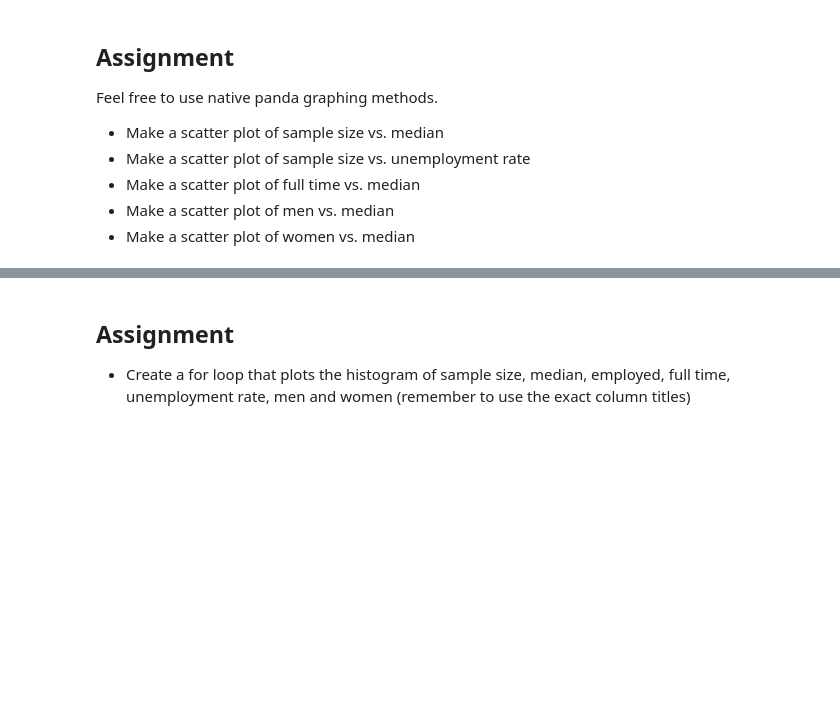
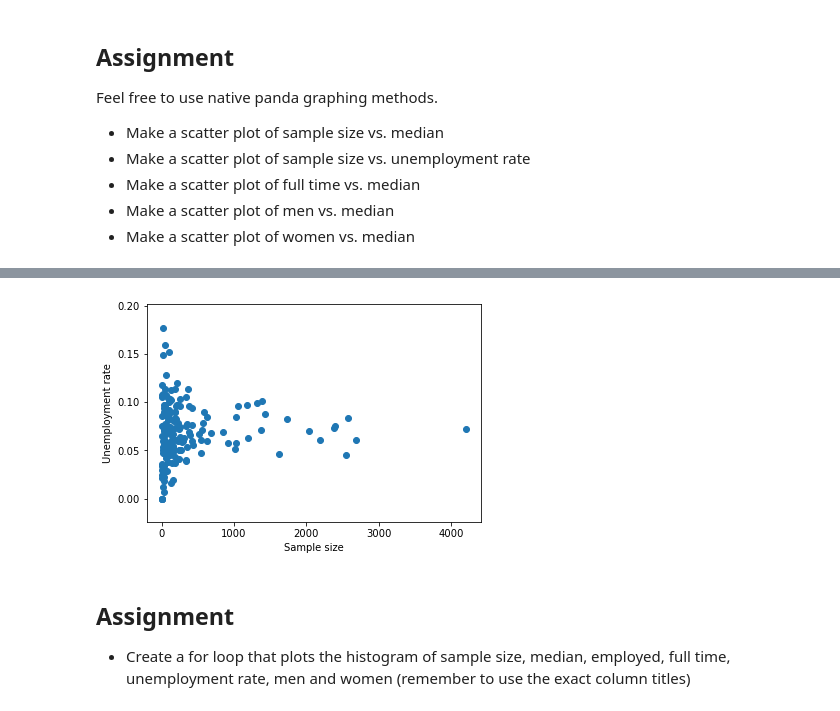
Before and after one commit to mudspringhiker/foundations, a Jupyter notebook: 07_Python_Data_Analysis/college_majors/college.ipynb, the cells around one changed output, grey strips where cells are left out. Drawn from its saved outputs; the diff is of its cells as text; code cells hidden in the pictures; blank space fills up the shorter version.

```diff
--- a/07_Python_Data_Analysis/college_majors/college.ipynb
+++ b/07_Python_Data_Analysis/college_majors/college.ipynb
@@ -123,3 +130,9 @@ Feel free to use native panda graphing methods.
+# %%
+plt.scatter(data.Sample_size, data.Unemployment_rate)
+plt.ylabel('Unemployment rate')
+plt.xlabel('Sample size');
+# %% [output]
+[figure, added]
 # %% [markdown]
 ## Assignment
 
```
Also changed, not shown: parts of 1 cell of this notebook.
